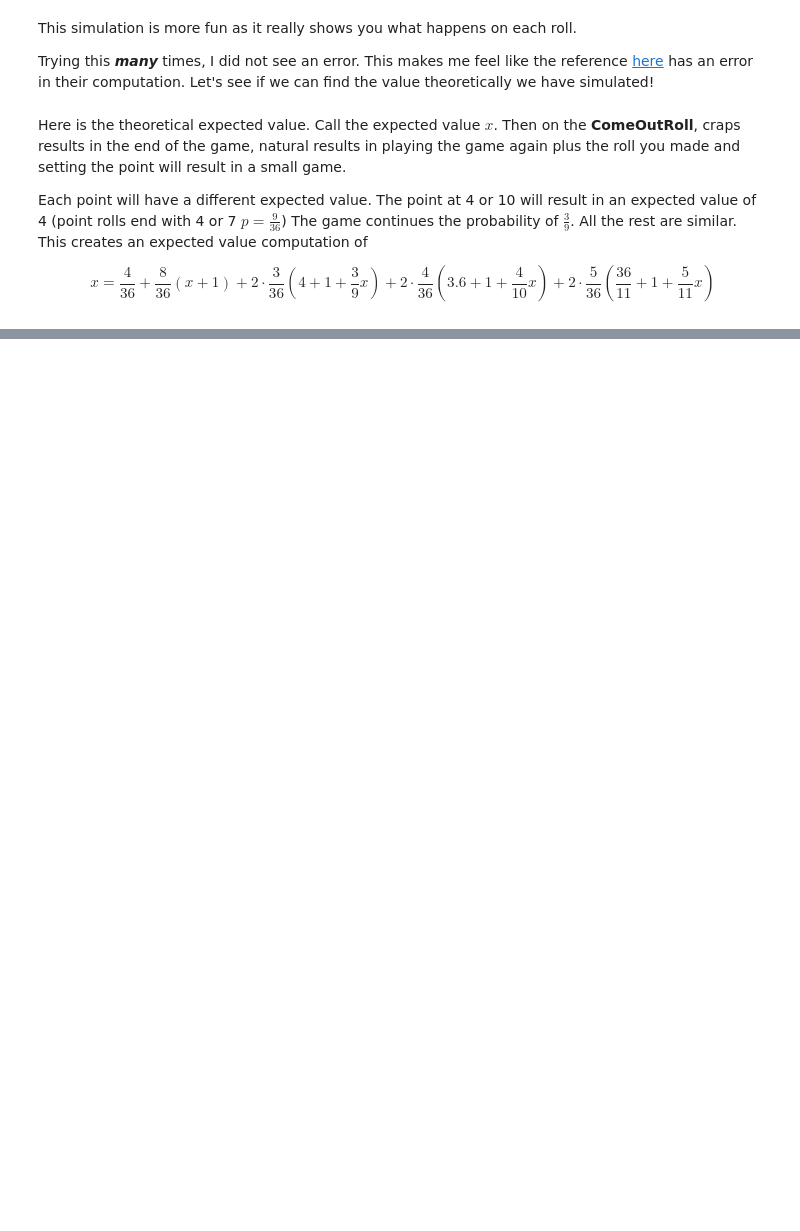
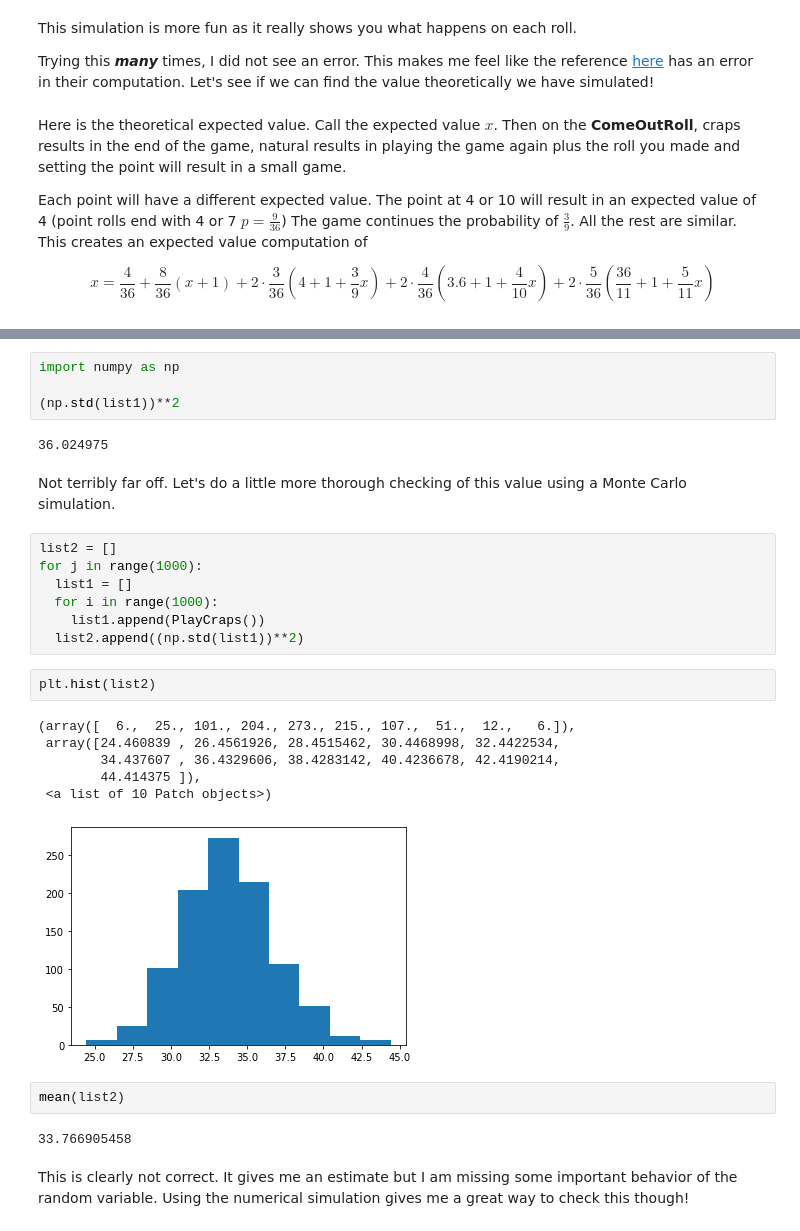
Before and after one commit to nurfnick/Mathematical_Musings, a Jupyter notebook: CrapsSimulator.ipynb, the cells around one changed output, grey strips where cells are left out. Drawn from its saved outputs; the diff is of its cells as text; blank space fills up the shorter version.

```diff
--- a/CrapsSimulator.ipynb
+++ b/CrapsSimulator.ipynb
@@ -230,0 +228,30 @@ sympy.solve(4/36+8/38*(x+1)+2*3/36*(5+3/9*x)+8/36*(4.6+4/10*x)+10/36*(36/11+1+5/
+# %%
+import numpy as np
+
+(np.std(list1))**2
+# %% [output]
+36.024975
+# %% [markdown]
+Not terribly far off.  Let's do a little more thorough checking of this value using a Monte Carlo simulation.
+# %%
+list2 = []
+for j in range(1000):
+  list1 = []
+  for i in range(1000):
+    list1.append(PlayCraps())
+  list2.append((np.std(list1))**2)
+# %%
+plt.hist(list2)
+# %% [output]
+(array([  6.,  25., 101., 204., 273., 215., 107.,  51.,  12.,   6.]),
+ array([24.460839 , 26.4561926, 28.4515462, 30.4468998, 32.4422534,
+        34.437607 , 36.4329606, 38.4283142, 40.4236678, 42.4190214,
+        44.414375 ]),
+ <a list of 10 Patch objects>)
+[figure, added]
+# %%
+mean(list2)
+# %% [output]
+33.766905458
+# %% [markdown]
+This is clearly not correct.  It gives me an estimate but I am missing some important behavior of the random variable.  Using the numerical simulation gives me a great way to check this though!
```
Also changed, not shown: parts of 13 cells of this notebook.
